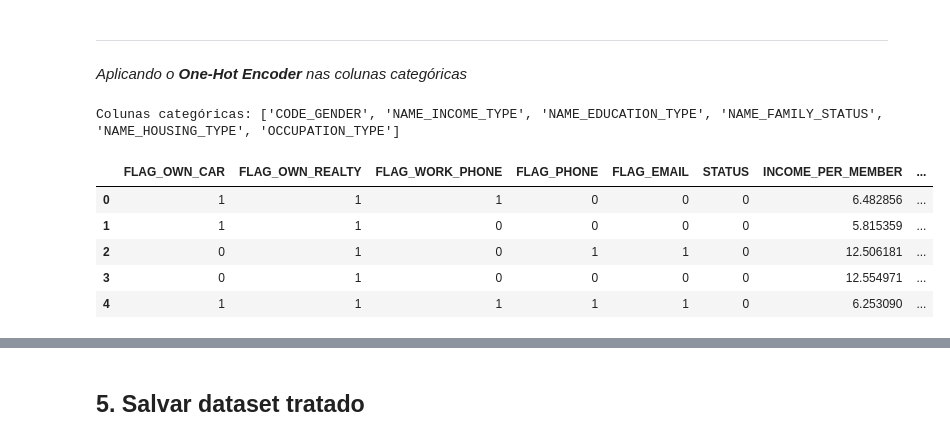
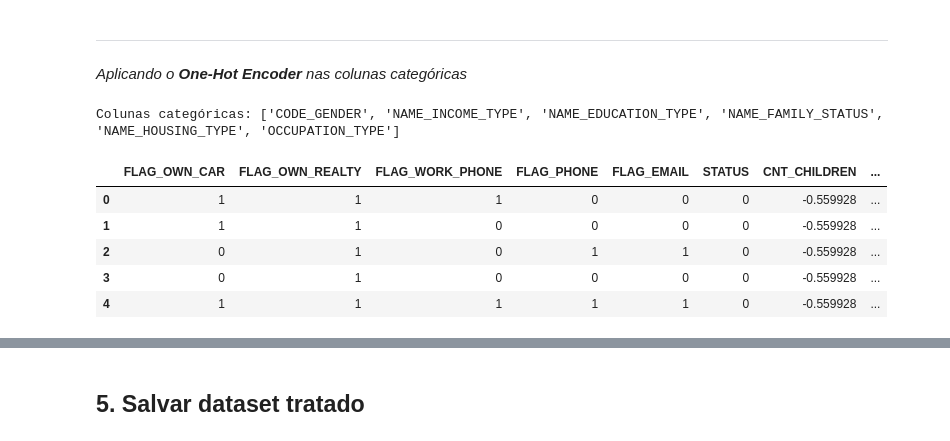
Before and after one commit to dianafismed/postech-tech-challenge-fase2, a Jupyter notebook: notebooks/02_preprocessamento.ipynb, the cells around one changed output, grey strips where cells are left out. Cells and saved outputs as stored; diff of their text form; code cells hidden in the pictures.

```diff
--- a/notebooks/02_preprocessamento.ipynb
+++ b/notebooks/02_preprocessamento.ipynb
@@ -274,0 +223,9 @@ df.shape
+# %%
+df.NAME_FAMILY_STATUS = df.NAME_FAMILY_STATUS.replace({
+    'Civil marriage': 'Married',
+    'Separated': 'Not married',
+    'Single / not married': 'Not married',
+    'Widow': 'Not married'
+})
+
+df.NAME_FAMILY_STATUS.value_counts()
@@ -274,0 +241,23 @@ df.shape
+# %%
+df.OCCUPATION_TYPE = df.OCCUPATION_TYPE.replace(
+  {
+    'Core staff': 'High Quality staff',
+    'Accountants': 'High Quality staff',
+    'Managers': 'High Quality staff',
+    'High skill tech staff': 'High Quality staff',
+    'IT staff': 'High Quality staff',
+    'Sales staff': 'Sales and Support',
+    'Secrretaries': 'Sales and Support',
+    'HR staff': 'Sales and Support',
+    'Realty agents': 'Sales and Support',
+    'Laborers': 'Blue-collar',
+    'Low-skill Laborers': 'Laborers',
+    'Drivers': 'Laborers',
+    'Medicine staff': 'Health and Care',
+    'Cooking staff': 'Health and Care',
+    'Waiters/barmen staff': 'Health and Care',
+    'Private service staff': 'Health and Care',
+    'Security staff': 'Maintenance and Security',
+    'Cleaning staff': 'Maintenance and Security'
+  }
+)
@@ -274,0 +276,6 @@ df.shape
+# %%
+df.drop_duplicates(inplace=True)
+
+df.reset_index(drop=True, inplace=True)
+
+df.duplicated().sum()
@@ -296,6 +314,6 @@ Aplicando o escalonador elas ficam todas com a mesma escala (com média para 0 e
 # %%
-# Separando as colunas numéricas
-numericas = ['AMT_INCOME_TOTAL', 'AGE', 'YEARS_EMPLOYED', 'CNT_CHILDREN', 'CNT_FAM_MEMBERS']
+# Separando as colunas numéricas de interesse para o escalonamento
+numericas = ['CNT_CHILDREN', 'AGE', 'YEARS_EMPLOYED', 'INCOME_PER_MEMBER']
 
 # Instanciando o escalonador
 scaler = StandardScaler()
@@ -347,35 +361,35 @@ df.FLAG_OWN_REALTY = df.FLAG_OWN_REALTY.apply(lambda x: 0 if x=='N' else 1)
 # %%
 # Separando as colunas categóricas
 categoricas = []
 
 for i in df.columns:
   if df[i].dtype == 'str':
     categoricas.append(i)
 
 print(f'Colunas categóricas: {categoricas}')
 
 # Aplicando o hot encoder
 hot = []
 
 for i in df.columns:
-  hot = pd.get_dummies(df[categoricas], prefix = 'hot')
+  hot = pd.get_dummies(df[categoricas], prefix = '')
 
 
 # Mesclando os  dataframes
 df = pd.concat([df, hot], axis=1)
 
 # Excluindo as colunas categóricas originais
 df.drop(columns=categoricas, inplace=True)
 
 df.head()
 # %% [output]
 Colunas categóricas: ['CODE_GENDER', 'NAME_INCOME_TYPE', 'NAME_EDUCATION_TYPE', 'NAME_FAMILY_STATUS', 'NAME_HOUSING_TYPE', 'OCCUPATION_TYPE']
-|  | FLAG_OWN_CAR | FLAG_OWN_REALTY | FLAG_WORK_PHONE | FLAG_PHONE | FLAG_EMAIL | STATUS | INCOME_PER_MEMBER | ... |
-| 0 | 1 | 1 | 1 | 0 | 0 | 0 | 6.482856 | ... |
-| 1 | 1 | 1 | 0 | 0 | 0 | 0 | 5.815359 | ... |
-| 2 | 0 | 1 | 0 | 1 | 1 | 0 | 12.506181 | ... |
-| 3 | 0 | 1 | 0 | 0 | 0 | 0 | 12.554971 | ... |
-| 4 | 1 | 1 | 1 | 1 | 1 | 0 | 6.253090 | ... |
+|  | FLAG_OWN_CAR | FLAG_OWN_REALTY | FLAG_WORK_PHONE | FLAG_PHONE | FLAG_EMAIL | STATUS | CNT_CHILDREN | ... |
+| 0 | 1 | 1 | 1 | 0 | 0 | 0 | -0.559928 | ... |
+| 1 | 1 | 1 | 0 | 0 | 0 | 0 | -0.559928 | ... |
+| 2 | 0 | 1 | 0 | 1 | 1 | 0 | -0.559928 | ... |
+| 3 | 0 | 1 | 0 | 0 | 0 | 0 | -0.559928 | ... |
+| 4 | 1 | 1 | 1 | 1 | 1 | 0 | -0.559928 | ... |
 # %%
 df.shape
 # %% [output]
```
Also changed, not shown: parts of 53 cells of this notebook, 2 other files.
